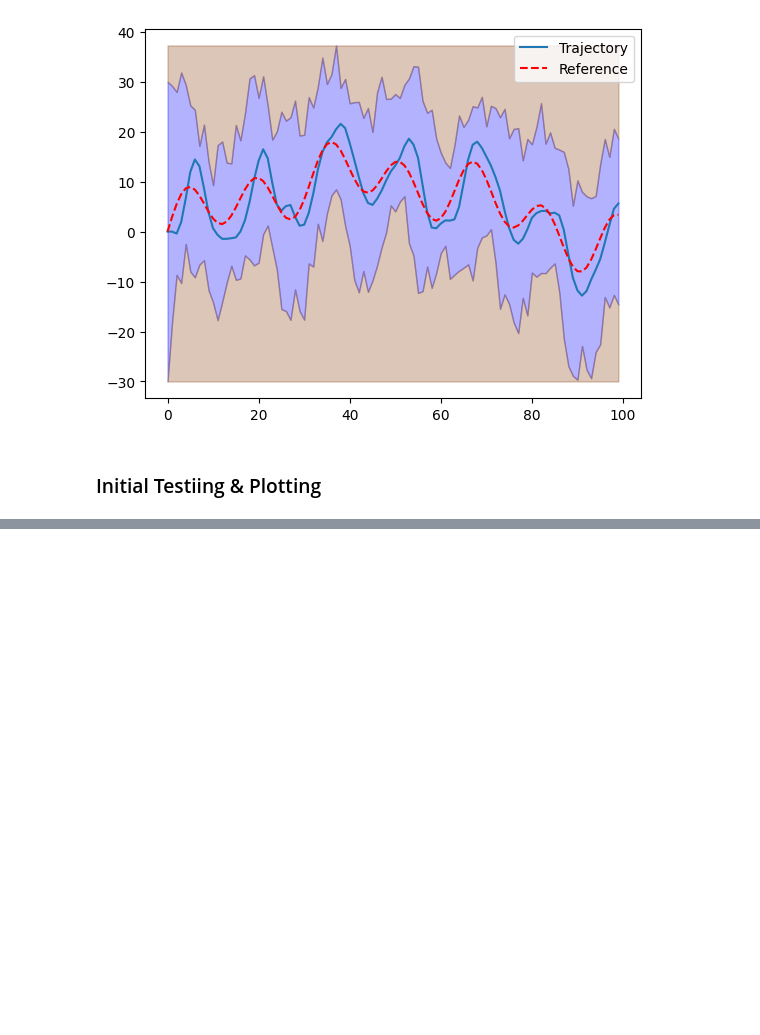
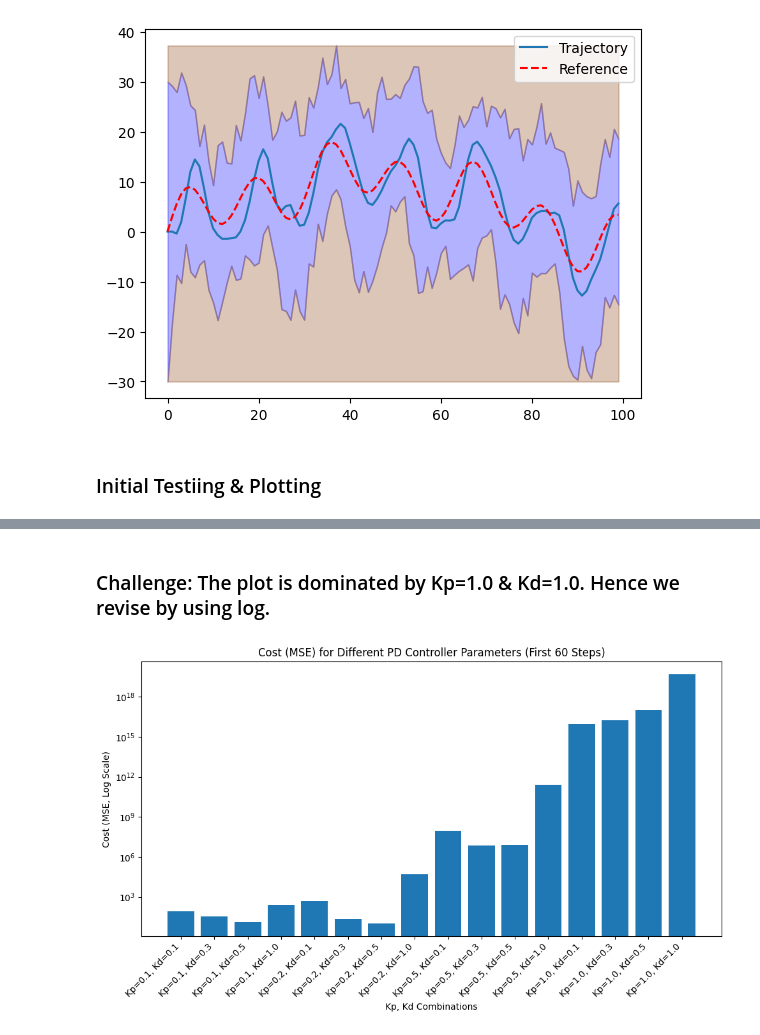
Before and after one commit to jumenberger/b1-coding-practical-mt24, a Jupyter notebook: notebooks/demo.ipynb, the cells around one changed output, grey strips where cells are left out. Saved outputs shown, nothing was run; the diff lists cells and outputs as text; code cells hidden in the pictures; blank space fills up the shorter version.

```diff
--- a/notebooks/demo.ipynb
+++ b/notebooks/demo.ipynb
@@ -103,0 +306,15 @@ plt.show()
+# %% [markdown]
+### Challenge: The plot is dominated by Kp=1.0 & Kd=1.0. Hence we revise by using log.
+# %%
+# Visualization: Bar chart of costs for each parameter combination (log scale)
+plt.figure(figsize=(10, 6))
+plt.bar(costs.keys(), costs.values())
+plt.xlabel('Kp, Kd Combinations')
+plt.ylabel('Cost (MSE, Log Scale)')
+plt.title('Cost (MSE) for Different PD Controller Parameters (First 60 Steps)')
+plt.yscale('log')  # Set the y-axis to a logarithmic scale
+plt.xticks(rotation=45, ha='right')
+plt.tight_layout()
+plt.show()
+# %% [output]
+[figure, added]
```
Also changed, not shown: parts of 5 cells of this notebook.
